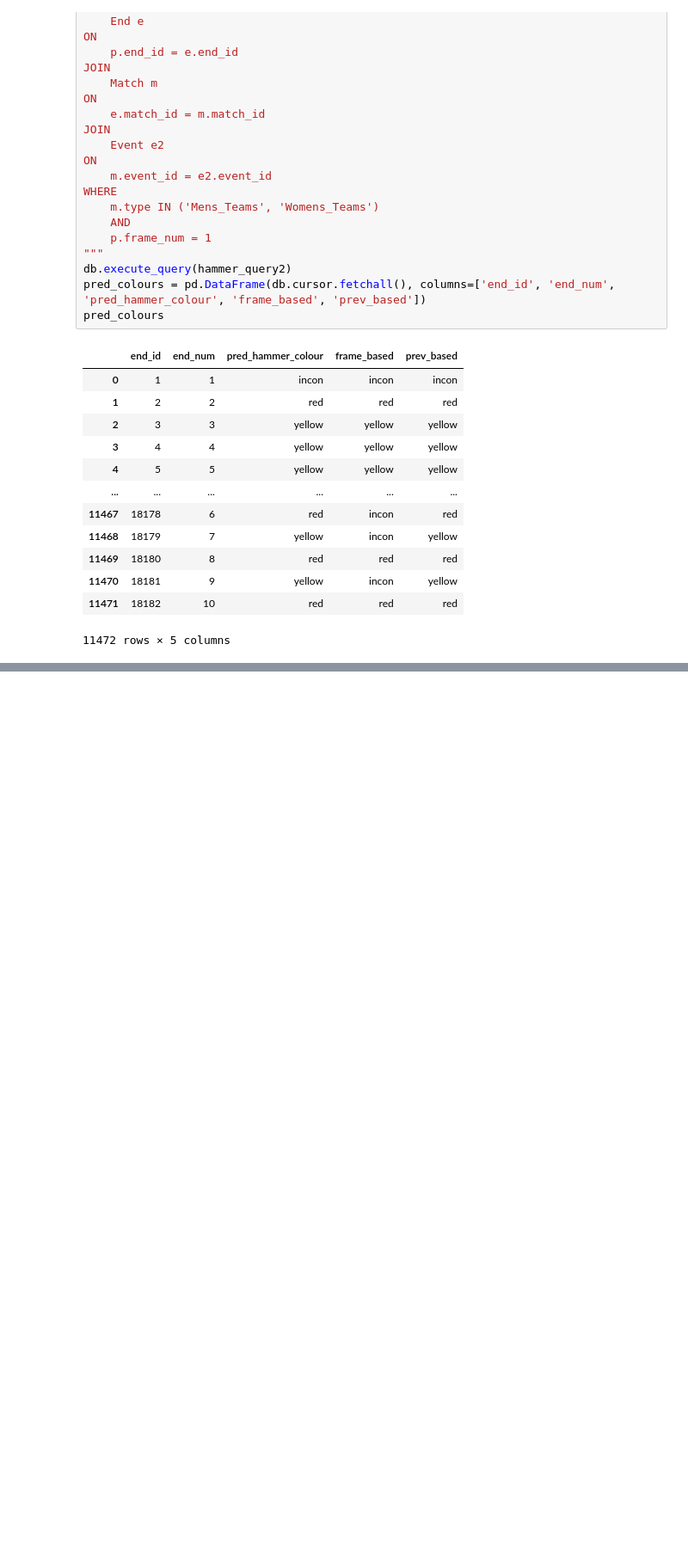
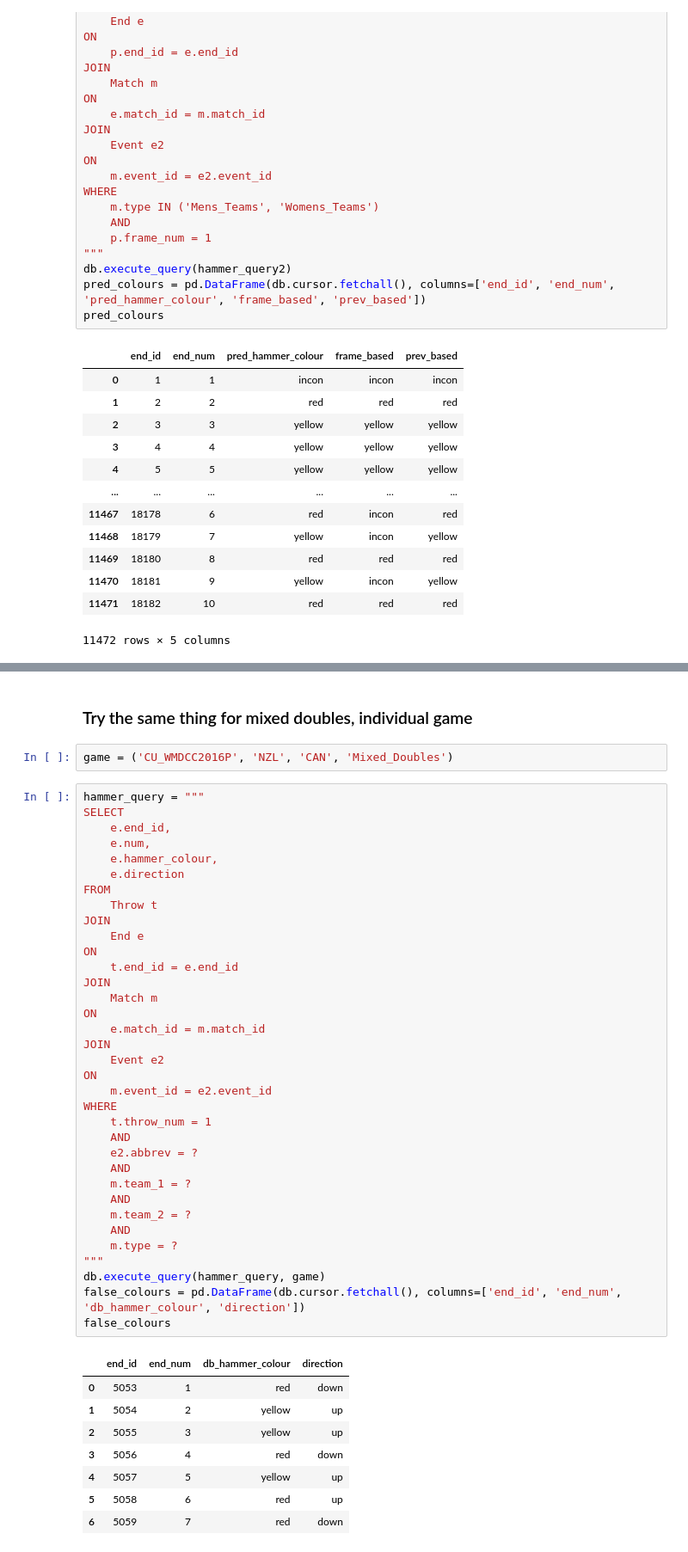
Before and after one commit to NWNHT/curling, a Jupyter notebook: src/predictions.ipynb, the cells around one changed output, grey strips where cells are left out. Shown at 86% size. Saved outputs shown, nothing was run; the diff lists cells and outputs as text; blank space fills up the shorter version.

```diff
--- a/src/predictions.ipynb
+++ b/src/predictions.ipynb
@@ -409,0 +428,48 @@ pred_colours
+# %% [markdown]
+### Try the same thing for mixed doubles, individual game
+# %%
+game = ('CU_WMDCC2016P', 'NZL', 'CAN', 'Mixed_Doubles')
+# %%
+hammer_query = """
+SELECT
+    e.end_id,
+    e.num,
+    e.hammer_colour,
+    e.direction
+FROM
+    Throw t
+JOIN
+    End e
+ON
+    t.end_id = e.end_id
+JOIN
+    Match m
+ON
+    e.match_id = m.match_id
+JOIN
+    Event e2
+ON
+    m.event_id = e2.event_id
+WHERE
+    t.throw_num = 1
+    AND
+    e2.abbrev = ?
+    AND
+    m.team_1 = ?
+    AND
+    m.team_2 = ?
+    AND
+    m.type = ?
+"""
+db.execute_query(hammer_query, game)
+false_colours = pd.DataFrame(db.cursor.fetchall(), columns=['end_id', 'end_num', 'db_hammer_colour', 'direction'])
+false_colours
+# %% [output]
+|  | end_id | end_num | db_hammer_colour | direction |
+| 0 | 5053 | 1 | red | down |
+| 1 | 5054 | 2 | yellow | up |
+| 2 | 5055 | 3 | yellow | up |
+| 3 | 5056 | 4 | red | down |
+| 4 | 5057 | 5 | yellow | up |
+| 5 | 5058 | 6 | red | up |
+| 6 | 5059 | 7 | red | down |
```
Also changed, not shown: parts of 15 cells of this notebook.
